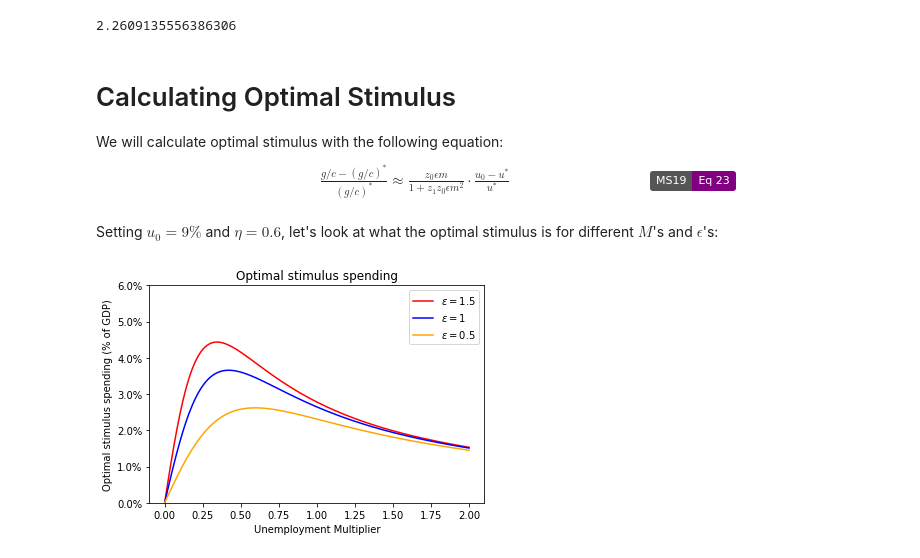
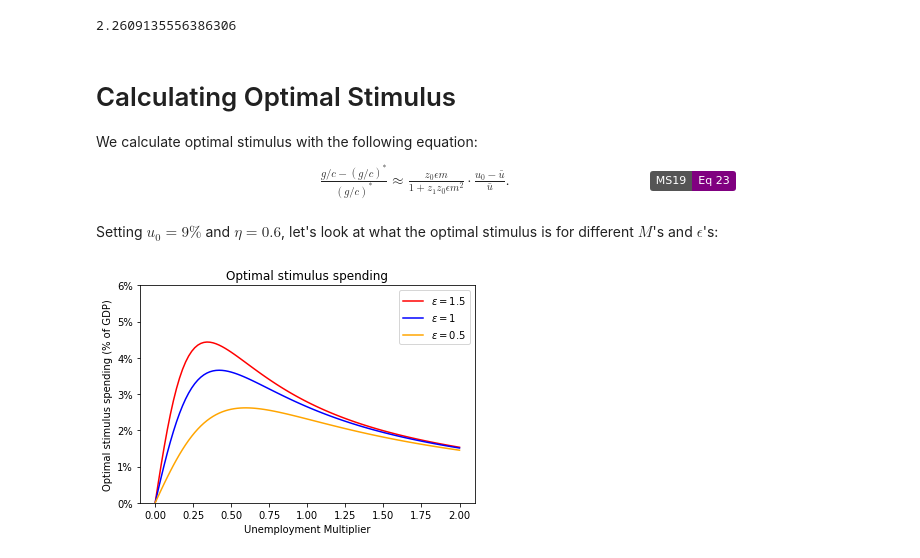
Before and after one commit to lnsongxf/public-expenditure, a Jupyter notebook: optimal-stimulus.ipynb, the cells around one changed output. Saved outputs shown, nothing was run; the diff lists cells and outputs as text; code cells hidden in the pictures; badges without logos.

```diff
--- a/optimal-stimulus.ipynb
+++ b/optimal-stimulus.ipynb
@@ -127,4 +127,4 @@ Thus, we will use a range of unemployment multipliers with lower bound $0$, uppe
 # %%
-M_bar_h, M_bar_l = 2, 0
-M_bar = 1
+M_h, M_l = 2, 0
+M = 1
 # %% [markdown]
@@ -259,5 +262,5 @@ As we can see above, $m$ is roughly equal to $M$. We can further examine this fo
 # %%
-M_vals = np.linspace(start=M_bar_l, stop=M_bar_h, num=101)
+M_vals = np.linspace(start=M_l, stop=M_h, num=101)
 m_vals, m_vals_h, m_vals_l = m_func(M_vals, eta), m_func(M_vals, eta_h), m_func(M_vals, eta_l)
 m_range = pd.DataFrame(data={f'$\eta = ${eta_h}':m_vals_h, f'$\eta = ${eta}':m_vals,f'$\eta = ${eta_l}':m_vals_l},
                        index=M_vals)
@@ -294,9 +299,9 @@ z1
 # %% [markdown]
 # Calculating Optimal Stimulus
 
-We will calculate optimal stimulus with the following equation:
+We calculate optimal stimulus with the following equation:
 
-                $\frac{g/c - (g/c)^*}{(g/c)^*} \approx \frac{z_0 \epsilon m}{1 + z_1 z_0\epsilon m^2}\cdot \frac{u_0 - u^*}{u^*}$          [![Generic badge](https://img.shields.io/badge/MS19-Eq%2023-purple?logo=read-the-docs)](https://www.pascalmichaillat.org/6.html)
+                $\frac{g/c - (g/c)^*}{(g/c)^*} \approx \frac{z_0 \epsilon m}{1 + z_1 z_0\epsilon m^2}\cdot \frac{u_0 - \bar{u}}{\bar{u}}.$          [![Generic badge](https://img.shields.io/badge/MS19-Eq%2023-purple?logo=read-the-docs)](https://www.pascalmichaillat.org/6.html)
 # %%
 # This function calculates the optimal government spending to private consumption ratio
 GC_func = lambda M, eta, epsilon, u0:z0*epsilon*m_func(M, eta)/(1 + z1*z0*epsilon*m_func(M, eta)**2)*(u0-u_bar)/u_bar * GC_bar + GC_bar
@@ -306,15 +312,14 @@ Setting $u_0 = 9\%$ and $\eta = 0.6$, let's look at what the optimal stimulus is
 # %%
 u0 = 0.09
 stim_vals = stim_func(M_vals, eta, epsilon, u0)
 stim_vals_h = stim_func(M_vals, eta, epsilon_h, u0)
 stim_vals_l = stim_func(M_vals, eta, epsilon_l, u0)
 stim_range = pd.DataFrame(index=M_vals,
                           data={f'$\epsilon = ${epsilon_h}':stim_vals_h,
                                 f'$\epsilon = ${epsilon}':stim_vals,
-                                f'$\epsilon = ${epsilon_l}':stim_vals_l}
-                       )
+                                f'$\epsilon = ${epsilon_l}':stim_vals_l})
 stim_range_ax = stim_range.plot(title=r"Optimal stimulus spending", color=['red', 'blue', 'orange'])
 stim_range_ax.set(xlabel='Unemployment Multiplier', ylabel='Optimal stimulus spending (% of GDP)', ylim=(0, 0.06))
-stim_range_ax.yaxis.set_major_formatter(mtick.PercentFormatter(1.0))
+stim_range_ax.yaxis.set_major_formatter(mtick.PercentFormatter(1.0, decimals=0))
 # %% [output]
-[figure, old version]
+[figure, new version]
```
Also changed, not shown: parts of 34 cells of this notebook.
